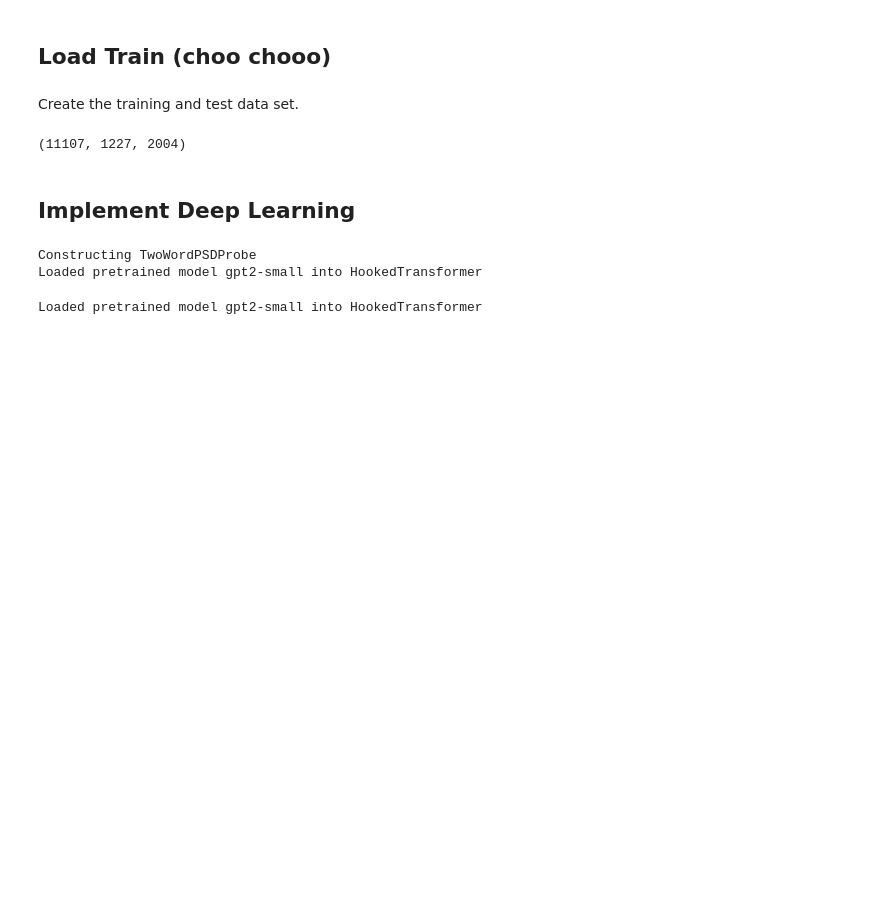
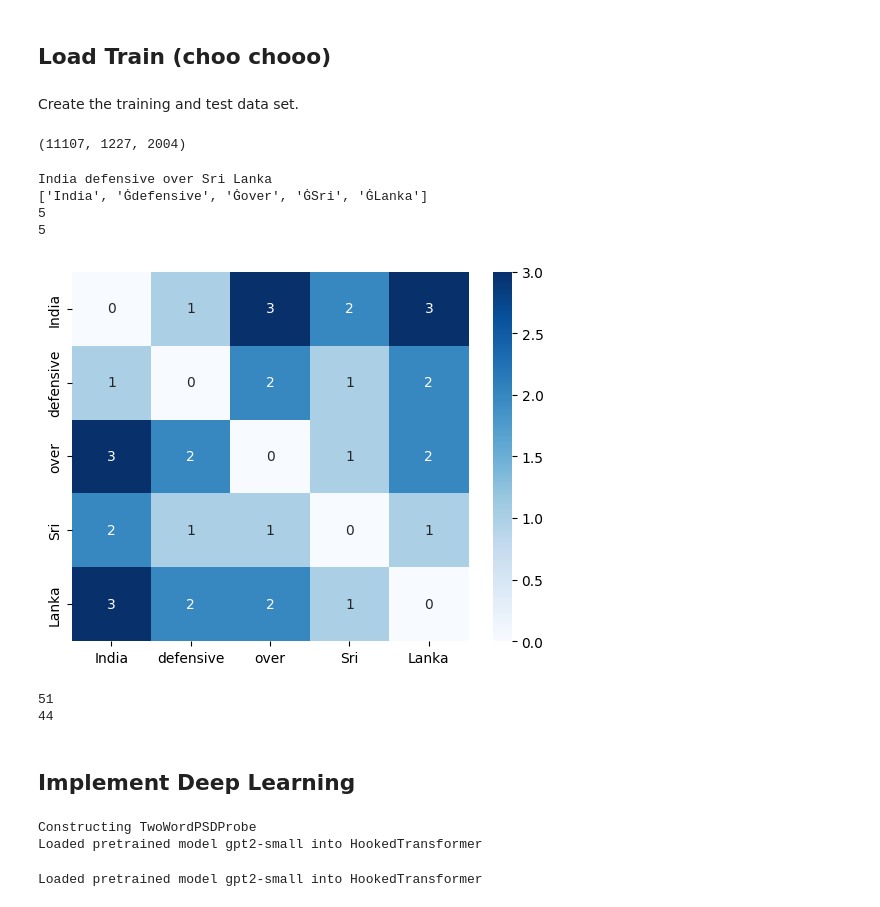
Before and after one commit to onjurgensen/probing_syntax_in_LLMs, a Jupyter notebook: probing_syntax_in_LLMs.ipynb, the cells around one changed output. Drawn from its saved outputs; the diff is of its cells as text; code cells hidden in the pictures; blank space fills up the shorter version.

```diff
--- a/probing_syntax_in_LLMs.ipynb
+++ b/probing_syntax_in_LLMs.ipynb
@@ -227,6 +232,31 @@ sentences_train = [sentences_train[i] for i in range(len(sentences_train)) if i
 len(sentences_train), len(sentences_val), len(sentences_test)
 # %% [output]
 (11107, 1227, 2004)
+# %%
+from transformers import AutoTokenizer
+tokenizer = AutoTokenizer.from_pretrained("gpt2")
+# %%
+idx = 201
+print(sentences_train[idx].metadata["text"])
+tokens = tokenizer.tokenize(sentences_train[idx].metadata["text"])
+mat, ids, root_dist, forms = distance_matrix_from_sentence(sentences_train[idx])
+sns.heatmap(mat, xticklabels=forms, yticklabels=forms, cmap="Blues", annot=True)
+
+print(tokens)
+print(len(tokens))
+print(len(forms))
+# %% [output]
+India defensive over Sri Lanka
+['India', 'Ġdefensive', 'Ġover', 'ĠSri', 'ĠLanka']
+5
+5
+[figure, added]
+# %%
+print(len(tokens))
+print(len(forms))
+# %% [output]
+51
+44
 # %%
 def get_activations(sentences, model_name, layer_name, batch_size=16):
     """function to get activations from a specific layer for a list of sentences"""
```
Also changed, not shown: parts of 11 cells of this notebook, 1 other file.
